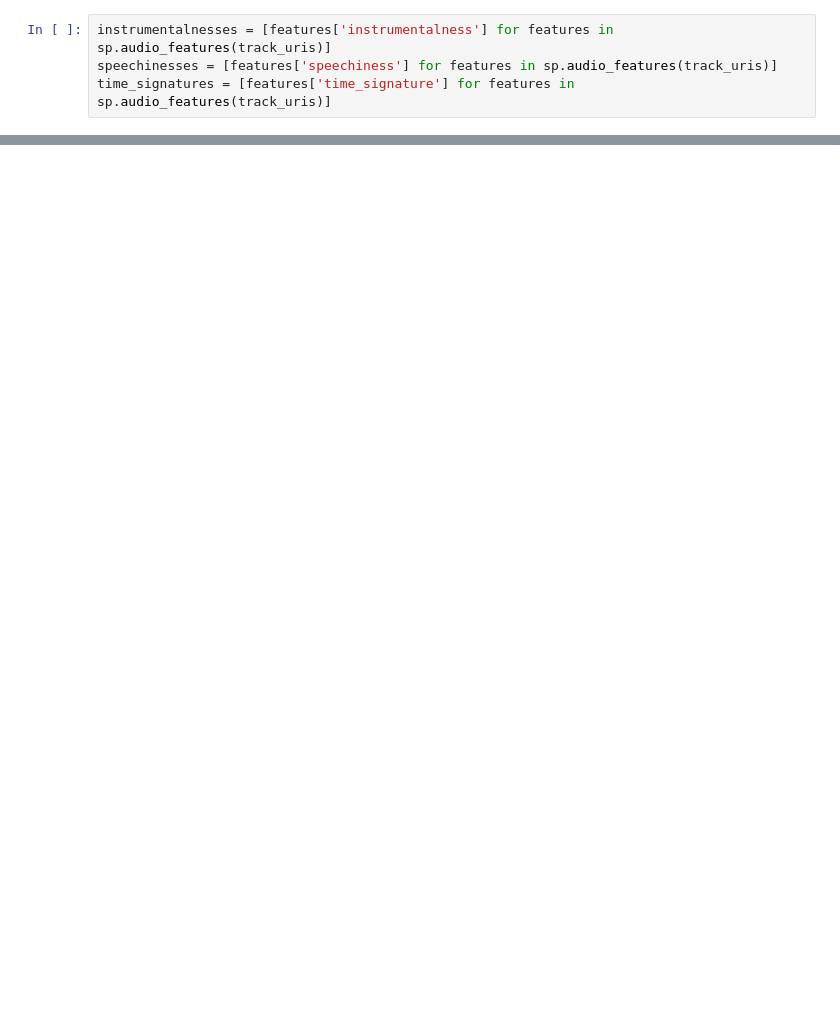
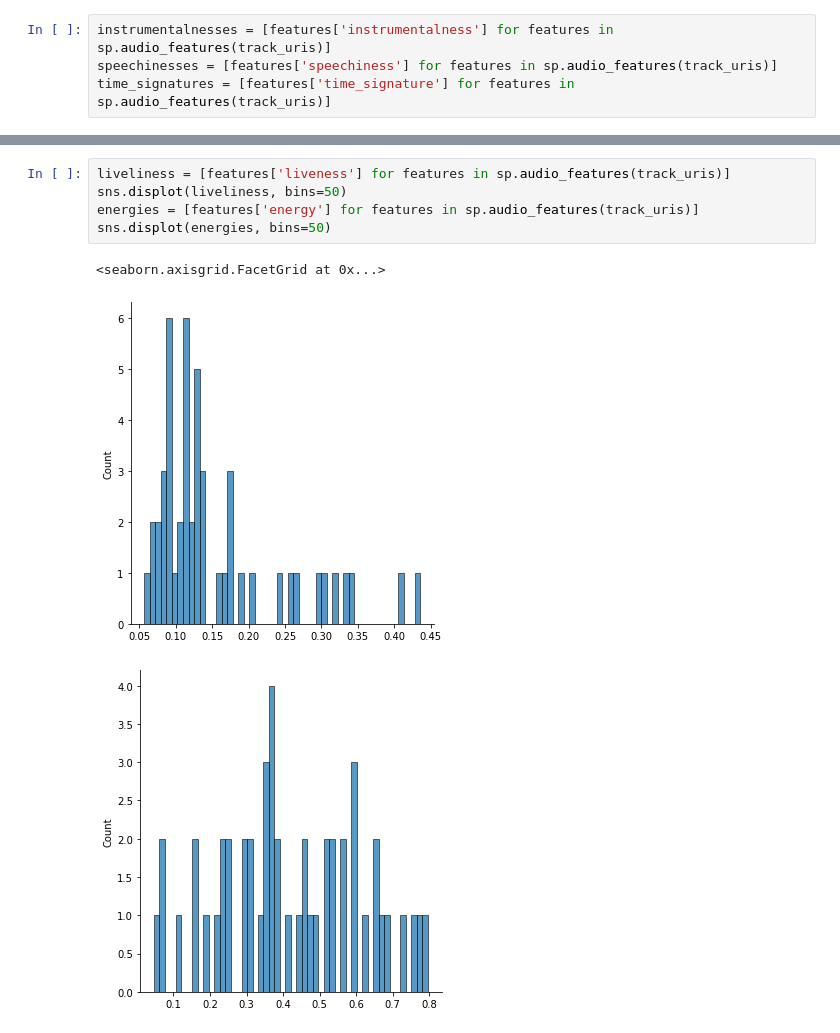
Before and after one commit to aqthai/spotify_analyzer, a Jupyter notebook: playlist_analyzer.ipynb, the cells around one changed output, grey strips where cells are left out. Cells and saved outputs as stored; diff of their text form; blank space fills up the shorter version.

```diff
--- a/playlist_analyzer.ipynb
+++ b/playlist_analyzer.ipynb
@@ -127,0 +128,9 @@ ax.legend()
+# %%
+liveliness = [features['liveness'] for features in sp.audio_features(track_uris)]
+sns.displot(liveliness, bins=50)
+energies = [features['energy'] for features in sp.audio_features(track_uris)]
+sns.displot(energies, bins=50)
+# %% [output]
+<seaborn.axisgrid.FacetGrid at 0x...>
+[figure, added]
+[figure, added]
```
Also changed, not shown: parts of 7 cells of this notebook, 1 other file.
